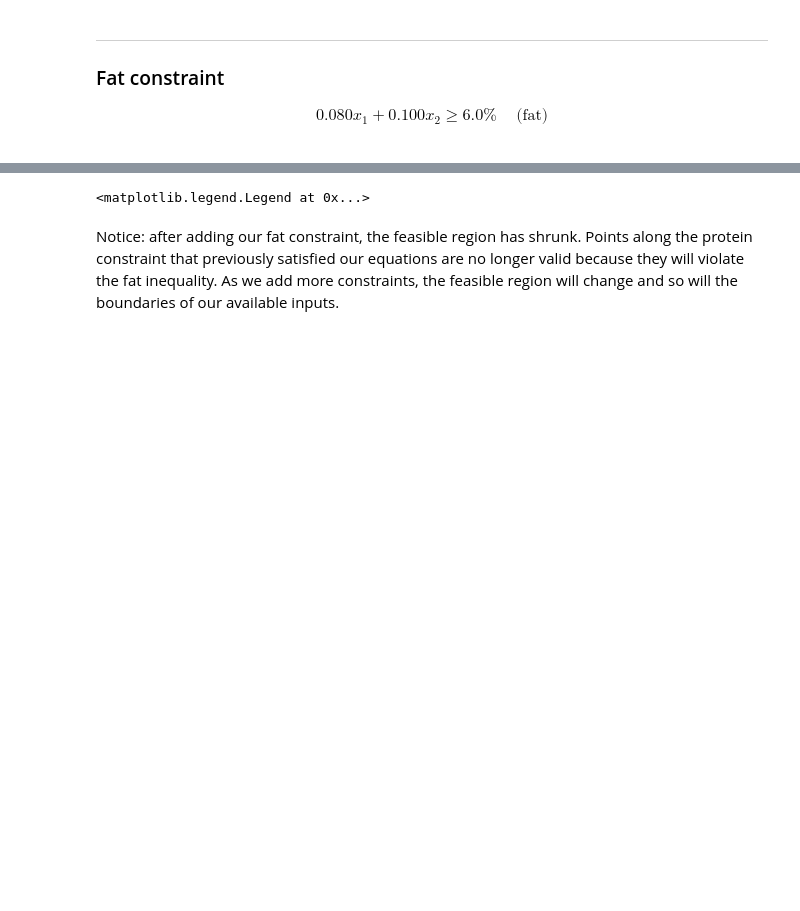
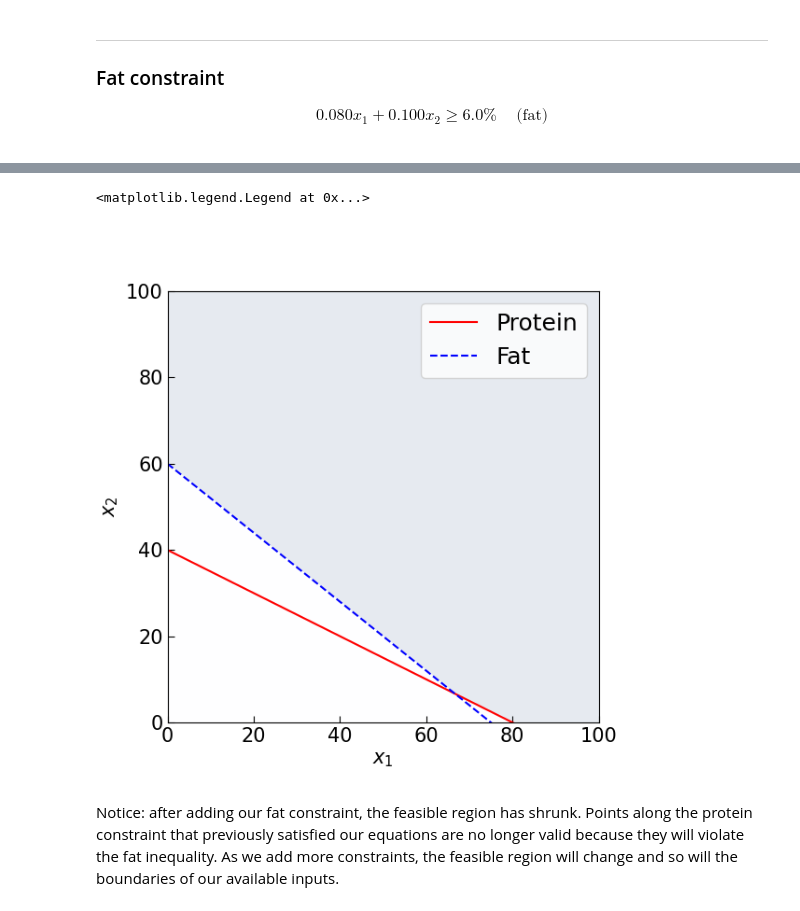
Before and after one commit to csianglim/DMC-Python, a Jupyter notebook: 0. LP Intro - Blending.ipynb, the cells around one changed output, grey strips where cells are left out. Drawn from its saved outputs; the diff is of its cells as text; code cells hidden in the pictures; blank space fills up the shorter version.

```diff
--- a/0. LP Intro - Blending.ipynb
+++ b/0. LP Intro - Blending.ipynb
@@ -189,7 +194,7 @@ $$
 \end{align}
 $$
 # %%
-plt.figure(figsize=(5, 5))
+plt.figure(figsize=(6, 6))
 plt.imshow((c1 & c2).astype(int), extent=(x.min(),x.max(),y.min(),y.max()), origin="lower", cmap="Blues", alpha=0.1);
 plt.plot(d, y_c1, '-r', label='Protein');
 plt.plot(d, y_c2, '--b', label='Fat');
@@ -204,4 +207,5 @@ plt.legend()
 <matplotlib.legend.Legend at 0x...>
+[figure, added]
 # %% [markdown]
 Notice: after adding our fat constraint, the feasible region has shrunk. Points along the protein constraint that previously satisfied our equations are no longer valid because they will violate the fat inequality. As we add more constraints, the feasible region will change and so will the boundaries of our available inputs.
 # %% [markdown]
```
Also changed, not shown: parts of 14 cells of this notebook.
